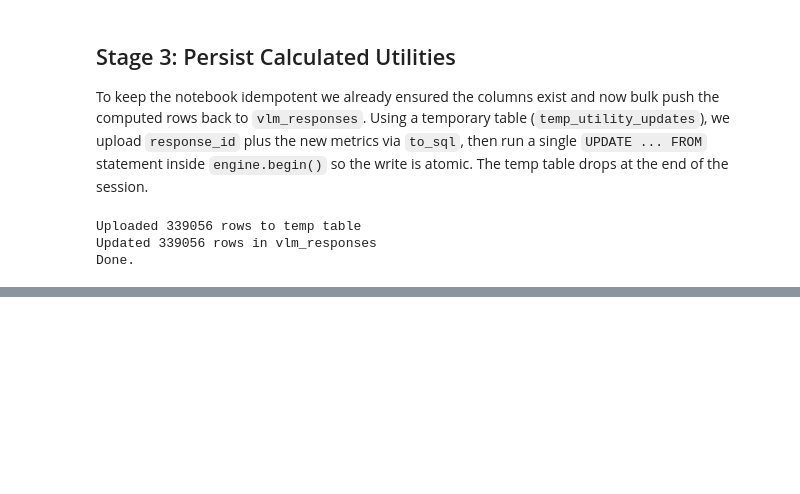
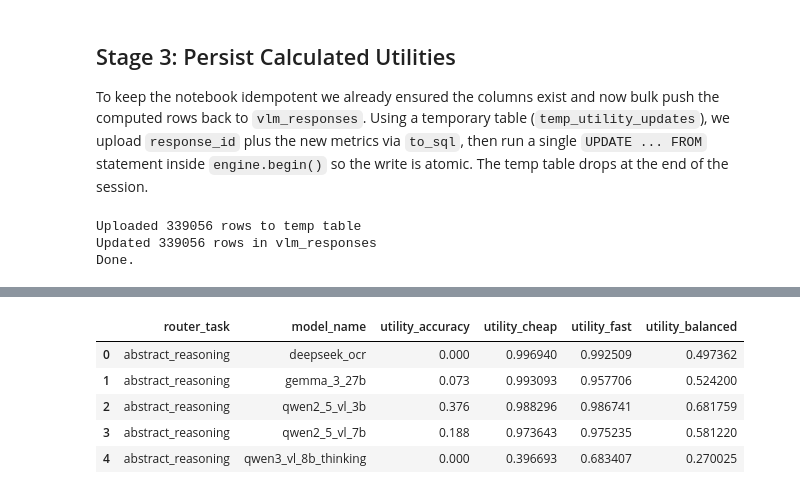
Before and after one commit to Vedaang-Chopra/Which_VLM_Router, a Jupyter notebook: artemis_final/ares/notebooks/05_utility_scoring_v2.ipynb, the cells around one changed output, grey strips where cells are left out. Drawn from its saved outputs; the diff is of its cells as text; code cells hidden in the pictures; blank space fills up the shorter version.

```diff
--- a/artemis_final/ares/notebooks/05_utility_scoring_v2.ipynb
+++ b/artemis_final/ares/notebooks/05_utility_scoring_v2.ipynb
@@ -416,3 +452,90 @@ print("Done.")
 Uploaded 339056 rows to temp table
 Updated 339056 rows in vlm_responses
 Done.
+# %%
+# === Visualization: per-task, per-mode utilities ===
+
+import matplotlib.pyplot as plt
+
+# Make sure required columns exist
+required_cols = [
+    "router_task",
+    "model_name",
+    "utility_accuracy",
+    "utility_cheap",
+    "utility_fast",
+    "utility_balanced",
+]
+missing = [c for c in required_cols if c not in df.columns]
+if missing:
+    raise ValueError(f"Missing columns for plotting: {missing}")
+
+# 1. Aggregate mean utilities per (task, model)
+agg_cols = ["utility_accuracy", "utility_cheap", "utility_fast", "utility_balanced"]
+
+avg_utils = (
+    df.groupby(["router_task", "model_name"])[agg_cols]
+      .mean()
+      .reset_index()
+)
+
+print("Per-task, per-model average utilities:")
+display(avg_utils.head())
+
+# 2. Helper function: plot one task, all modes
+def plot_task_mode_utilities(task_name: str, top_k: int = None):
+    """
+    For a given router_task, show bar plots of mean utility per model for:
+      - accuracy
+      - cheap
+      - fast
+      - balanced
+
+    Args:
+        task_name: name of router_task to plot.
+        top_k: if set, only show top_k models (by accuracy utility) to keep plot readable.
+    """
+    task_df = avg_utils[avg_utils["router_task"] == task_name].copy()
+    if task_df.empty:
+        print(f"No data for task: {task_name}")
+        return
+
+    # Optionally, keep only top_k models by accuracy utility (for readability)
+    task_df = task_df.sort_values("utility_accuracy", ascending=False)
+    if top_k is not None and top_k > 0:
+        task_df = task_df.head(top_k)
+
+    models = task_df["model_name"].tolist()
+
+    modes = [
+        ("utility_accuracy", "Accuracy mode"),
+        ("utility_cheap", "Cheap mode"),
+        ("utility_fast", "Fast mode"),
+        ("utility_balanced", "Balanced mode"),
+    ]
+
+    num_modes = len(modes)
+    fig, axes = plt.subplots(1, num_modes, figsize=(4 * num_modes, 5), sharey=True)
+
+    if num_modes == 1:
+        axes = [axes]
+
+    for ax, (col, title) in zip(axes, modes):
+        values = task_df[col].tolist()
+        ax.bar(range(len(models)), values)
+        ax.set_xticks(range(len(models)))
+        ax.set_xticklabels(models, rotation=90)
+        ax.set_title(title)
+        ax.set_ylim(0.0, 1.0)
+        ax.set_ylabel("Mean utility")
+
+    fig.suptitle(f"Per-model utilities for task: {task_name}", fontsize=14)
+    plt.tight_layout()
+    plt.show()
+
+# 3. Convenience: quickly list all tasks
+all_tasks = sorted(avg_utils["router_task"].unique())
+print("Available tasks:")
+for t in all_tasks:
+    print(" -", t)
+# %% [output]
@@ -418,0 +543,6 @@ Done.
+|  | router_task | model_name | utility_accuracy | utility_cheap | utility_fast | utility_balanced |
+| 0 | abstract_reasoning | deepseek_ocr | 0.000 | 0.996940 | 0.992509 | 0.497362 |
+| 1 | abstract_reasoning | gemma_3_27b | 0.073 | 0.993093 | 0.957706 | 0.524200 |
+| 2 | abstract_reasoning | qwen2_5_vl_3b | 0.376 | 0.988296 | 0.986741 | 0.681759 |
+| 3 | abstract_reasoning | qwen2_5_vl_7b | 0.188 | 0.973643 | 0.975235 | 0.581220 |
+| 4 | abstract_reasoning | qwen3_vl_8b_thinking | 0.000 | 0.396693 | 0.683407 | 0.270025 |
```
Also changed, not shown: parts of 10 cells of this notebook, 11 other files.
